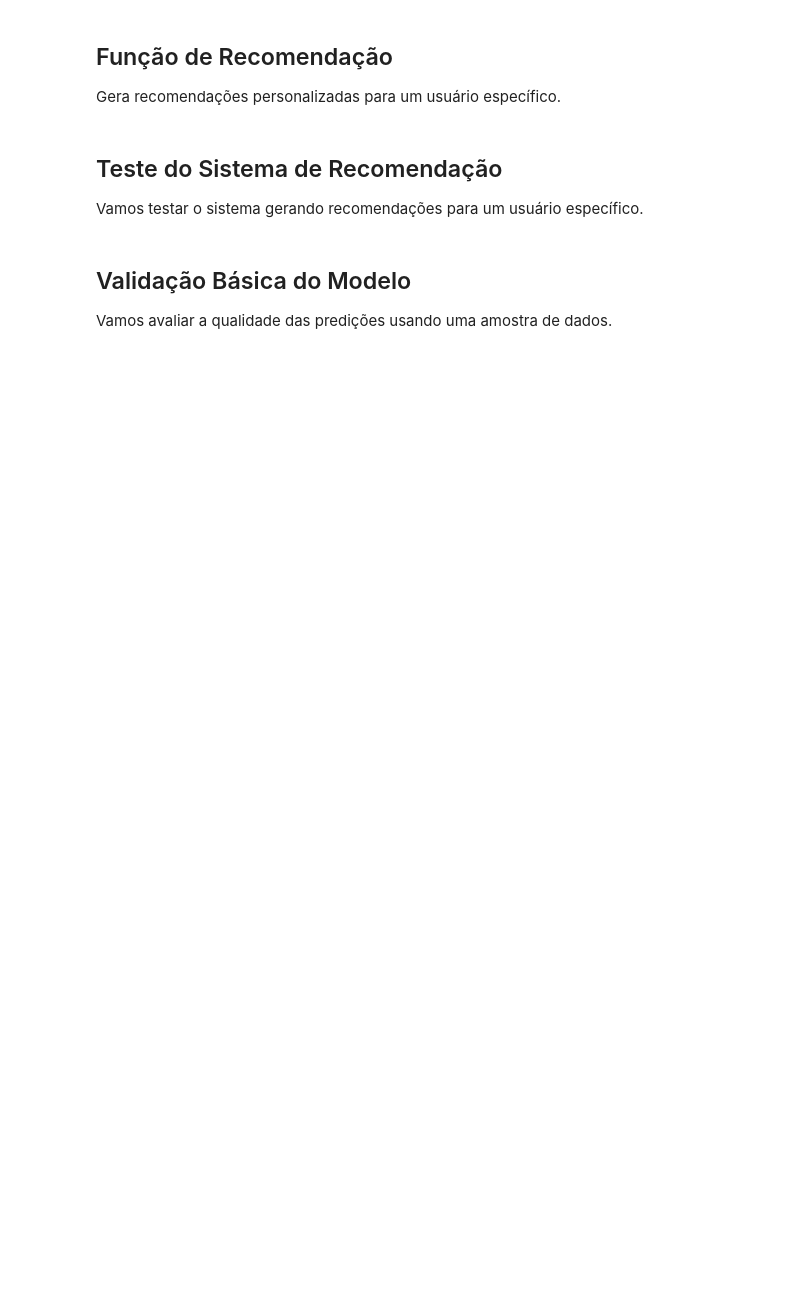
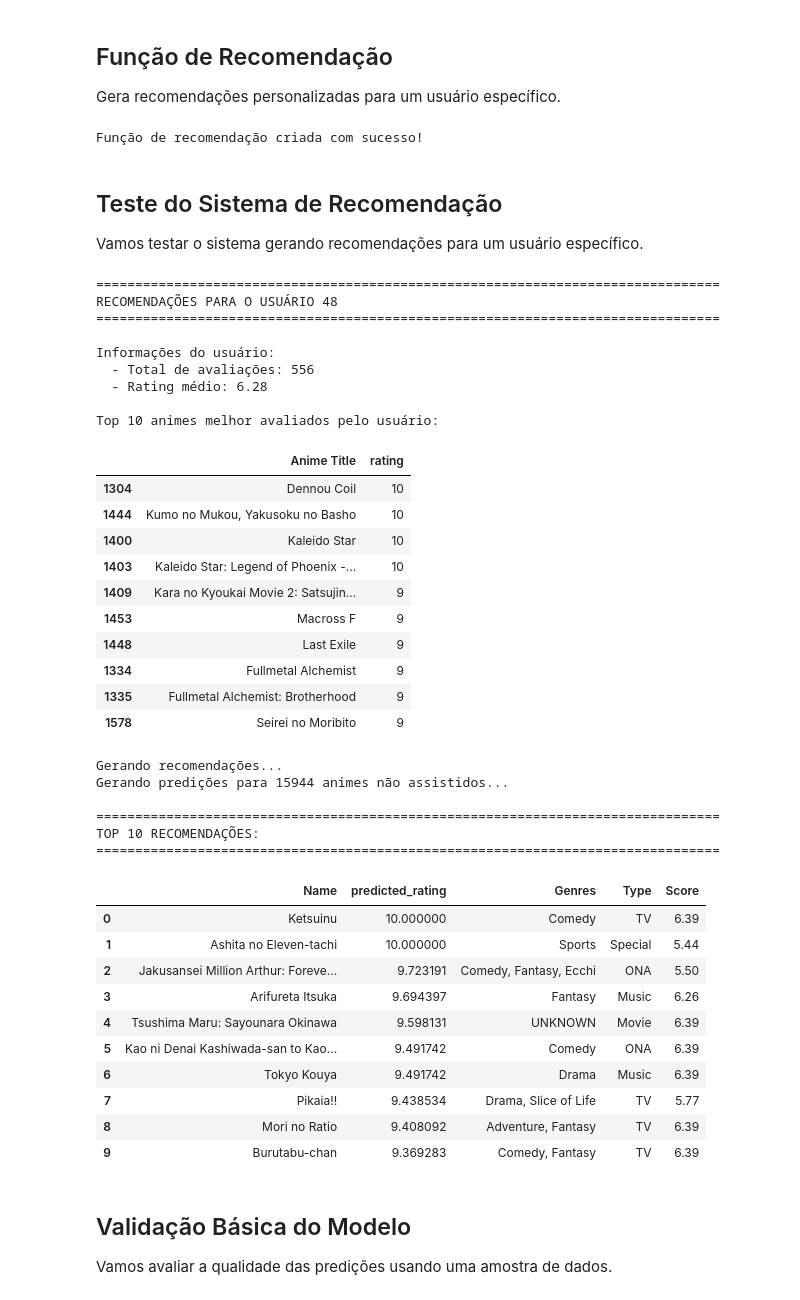
Before and after one commit to sudjoao/ml-residencia-ti, a Jupyter notebook: NotebookFinal-3.ipynb, the cells around one changed output. Cells and saved outputs as stored; diff of their text form; code cells hidden in the pictures; blank space fills up the shorter version.

```diff
--- a/NotebookFinal-3.ipynb
+++ b/NotebookFinal-3.ipynb
@@ -1202,15 +1274,17 @@ def recommend_animes(user_id, n_recommendations=10, k_neighbors=50):
     Retorna:
     - DataFrame com as recomendações
     """
-    # Converte user_id para user_idx
-    if user_id not in users:
-        print(f"Usuário {user_id} não encontrado!")
+    # Verifica se o usuário está na amostra
+    if user_id not in users_sample:
+        print(f"Usuário {user_id} não está na amostra dos {len(users_sample)} usuários mais ativos.")
+        print(f"Escolha um usuário da lista de usuários ativos.")
         return None
 
-    user_idx = np.where(users == user_id)[0][0]
+    # Converte user_id para user_idx na amostra
+    user_idx = np.where(users_sample == user_id)[0][0]
 
     # Identifica animes que o usuário JÁ assistiu
-    user_ratings = user_item_matrix_centered[user_idx].toarray().flatten()
+    user_ratings = user_item_matrix_sample[user_idx].toarray().flatten()
     watched_animes = user_ratings != 0
 
     # Prediz ratings para animes NÃO assistidos
@@ -1243,31 +1317,80 @@ def recommend_animes(user_id, n_recommendations=10, k_neighbors=50):
     return top_recommendations
 
 print("Função de recomendação criada com sucesso!")
+# %% [output]
+Função de recomendação criada com sucesso!
 # %% [markdown]
 ## Teste do Sistema de Recomendação
 
 Vamos testar o sistema gerando recomendações para um usuário específico.
 # %%
-# Seleciona um usuário para teste (usuário ID 1)
-test_user_id = 1
+# Seleciona um usuário da amostra para teste
+# Vamos pegar o primeiro usuário da amostra (um dos mais ativos)
+test_user_id = users_sample[0]
 
 print(f"\n{'='*80}")
 print(f"RECOMENDAÇÕES PARA O USUÁRIO {test_user_id}")
 print(f"{'='*80}\n")
 
+# Mostra informações sobre o usuário
+user_total_ratings = len(df2[df2['user_id'] == test_user_id])
+user_avg_rating = df2[df2['user_id'] == test_user_id]['rating'].mean()
+print(f"Informações do usuário:")
+print(f"  - Total de avaliações: {user_total_ratings}")
+print(f"  - Rating médio: {user_avg_rating:.2f}")
+
 # Mostra alguns animes que o usuário já assistiu
-user_history = df2[df2['user_id'] == test_user_id][['Anime Title', 'rating']].head(10)
-print("Histórico do usuário (primeiros 10 animes):")
+user_history = df2[df2['user_id'] == test_user_id][['Anime Title', 'rating']].sort_values('rating', ascending=False).head(10)
+print("\nTop 10 animes melhor avaliados pelo usuário:")
 display(user_history)
 
 # Gera recomendações
 print("\nGerando recomendações...")
 recommendations = recommend_animes(test_user_id, n_recommendations=10, k_neighbors=50)
 
-print("\n" + "="*80)
-print("TOP 10 RECOMENDAÇÕES:")
-print("="*80)
-display(recommendations[['Name', 'predicted_rating', 'Genres', 'Type', 'Score']])
+if recommendations is not None:
+    print("\n" + "="*80)
+    print("TOP 10 RECOMENDAÇÕES:")
+    print("="*80)
+    display(recommendations[['Name', 'predicted_rating', 'Genres', 'Type', 'Score']])
+# %% [output]
+================================================================================
+RECOMENDAÇÕES PARA O USUÁRIO 48
+================================================================================
+
+Informações do usuário:
+  - Total de avaliações: 556
+  - Rating médio: 6.28
+
+Top 10 animes melhor avaliados pelo usuário:
+|  | Anime Title | rating |
+| 1304 | Dennou Coil | 10 |
+| 1444 | Kumo no Mukou, Yakusoku no Basho | 10 |
+| 1400 | Kaleido Star | 10 |
+| 1403 | Kaleido Star: Legend of Phoenix -... | 10 |
+| 1409 | Kara no Kyoukai Movie 2: Satsujin... | 9 |
+| 1453 | Macross F | 9 |
+| 1448 | Last Exile | 9 |
+| 1334 | Fullmetal Alchemist | 9 |
+| 1335 | Fullmetal Alchemist: Brotherhood | 9 |
+| 1578 | Seirei no Moribito | 9 |
+Gerando recomendações...
+Gerando predições para 15944 animes não assistidos...
+
+================================================================================
+TOP 10 RECOMENDAÇÕES:
+================================================================================
+|  | Name | predicted_rating | Genres | Type | Score |
+| 0 | Ketsuinu | 10.000000 | Comedy | TV | 6.39 |
+| 1 | Ashita no Eleven-tachi | 10.000000 | Sports | Special | 5.44 |
+| 2 | Jakusansei Million Arthur: Foreve... | 9.723191 | Comedy, Fantasy, Ecchi | ONA | 5.50 |
+| 3 | Arifureta Itsuka | 9.694397 | Fantasy | Music | 6.26 |
+| 4 | Tsushima Maru: Sayounara Okinawa | 9.598131 | UNKNOWN | Movie | 6.39 |
+| 5 | Kao ni Denai Kashiwada-san to Kao... | 9.491742 | Comedy | ONA | 6.39 |
+| 6 | Tokyo Kouya | 9.491742 | Drama | Music | 6.39 |
+| 7 | Pikaia!! | 9.438534 | Drama, Slice of Life | TV | 5.77 |
+| 8 | Mori no Ratio | 9.408092 | Adventure, Fantasy | TV | 6.39 |
+| 9 | Burutabu-chan | 9.369283 | Comedy, Fantasy | TV | 6.39 |
 # %% [markdown]
 ## Validação Básica do Modelo
 
```
Also changed, not shown: parts of 8 cells of this notebook.
